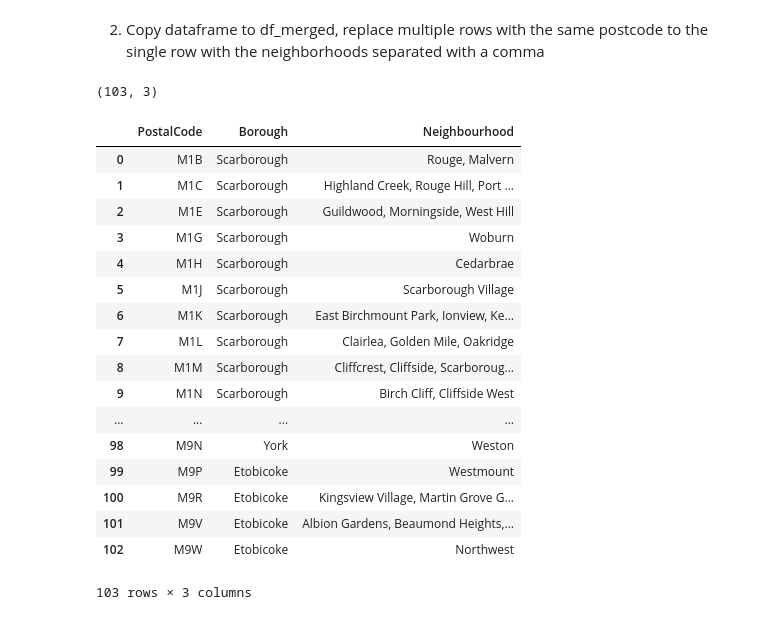
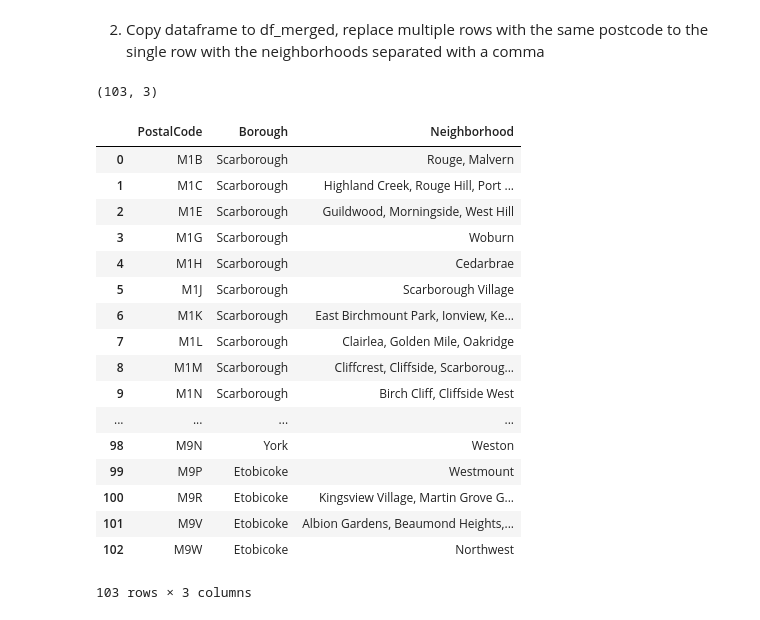
Before and after one commit to Pavel-V/Applied_Data_Science_Capstone, a Jupyter notebook: neighborhoods_toronto_1.ipynb, the cells around one changed output. Saved outputs shown, nothing was run; the diff lists cells and outputs as text; code cells hidden in the pictures.

```diff
--- a/neighborhoods_toronto_1.ipynb
+++ b/neighborhoods_toronto_1.ipynb
@@ -7,6 +6,8 @@ raw_html = urllib2.urlopen("https://en.wikipedia.org/wiki/List_of_postal_codes_o
 # %% [markdown]
 Get html and parse it
 # %%
+raw_html = urllib2.urlopen("https://en.wikipedia.org/wiki/List_of_postal_codes_of_Canada:_M").read().decode("utf-8")
+
 # select region of interest - the table with list of postal codes of Toronto
 table_start = raw_html.find('<table')
 table_end = raw_html.find('</table>')
@@ -51,6 +52,6 @@ while (search_position >= 0):
 
 
 # create pandas DataFrame
-df_raw_table = pd.DataFrame(data_list, columns=['PostalCode', 'Borough', 'Neighbourhood'])
+df_raw_table = pd.DataFrame(data_list, columns=['PostalCode', 'Borough', 'Neighborhood'])
 df_raw_table.head()
 # %% [output]
@@ -70,33 +71,33 @@ postcodes = df_raw_table.PostalCode.unique()
 # %%
 df_merged = df_raw_table
 for pc in postcodes:
     # get all rows with the certain postocode
     df_pc = df_merged.loc[df_merged['PostalCode'] == pc]
 
     # check: are there multiple rows?
     if len(df_pc.index) > 1 :
-        #print(pc, (df_pc.Neighbourhood.to_list()))
+        #print(pc, (df_pc.Neighborhood.to_list()))
 
         # remove these rows
         df_merged = df_merged[df_merged.PostalCode != pc]
 
         # generate the string as neighborhoods separated with a comma
-        merged_neighbourhood = (', '.join(df_pc.Neighbourhood.to_list()))
+        merged_neighborhood = (', '.join(df_pc.Neighborhood.to_list()))
 
         # append the new row
         df_merged = df_merged.append({
            'PostalCode' : pc ,
            'Borough' : df_raw_table.loc[df_raw_table.PostalCode == pc].iloc[0].Borough, # get Borough by Postcode
-           'Neighbourhood' : merged_neighbourhood},
+           'Neighborhood' : merged_neighborhood},
            ignore_index=True)
 
 
 print(df_merged.shape)
 df_merged = df_merged.sort_values(by = 'PostalCode').reset_index(drop=True)
 df_merged
 # %% [output]
 (103, 3)
-|  | PostalCode | Borough | Neighbourhood |
+|  | PostalCode | Borough | Neighborhood |
 | 0 | M1B | Scarborough | Rouge, Malvern |
 | 1 | M1C | Scarborough | Highland Creek, Rouge Hill, Port ... |
 | 2 | M1E | Scarborough | Guildwood, Morningside, West Hill |
```
Also changed, not shown: parts of 2 cells of this notebook, 1 other file.
